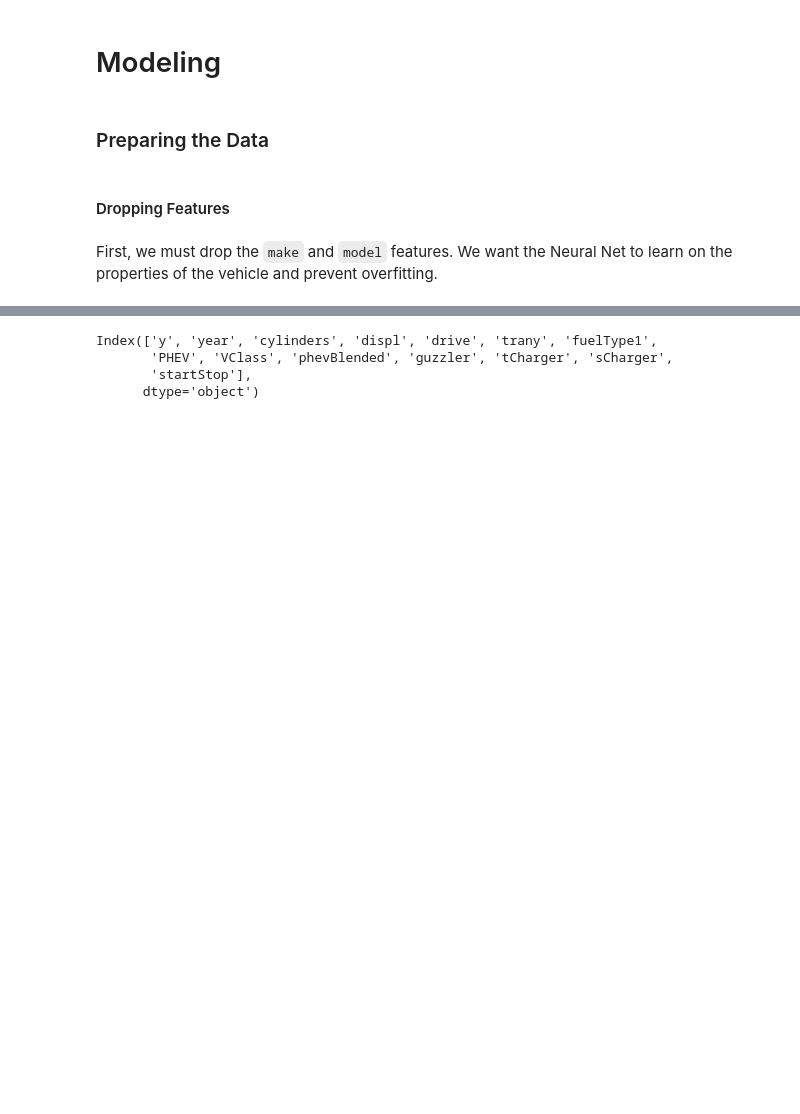
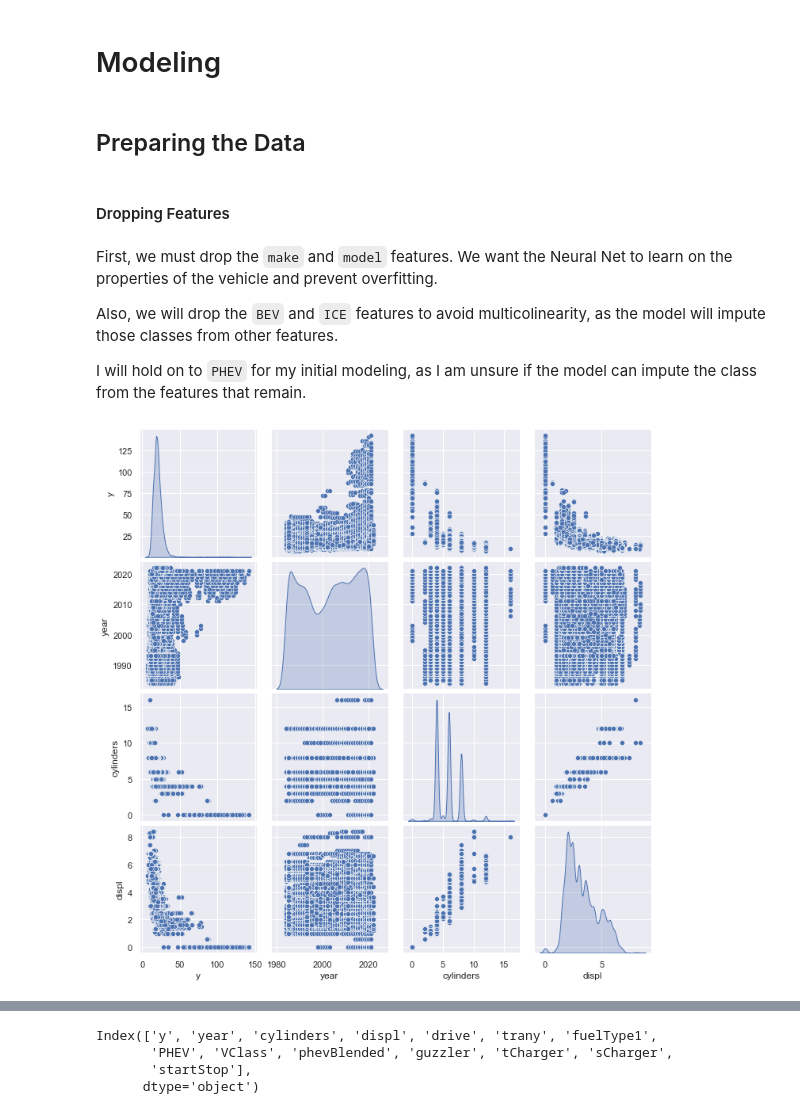
Before and after one commit to mike-flanagan/vehicle_fuel_economy_analysis_neuralnet, a Jupyter notebook: MPG_NN_Modeling_Notebook.ipynb, the cells around one changed output, grey strips where cells are left out. Cells and saved outputs as stored; diff of their text form; code cells hidden in the pictures; blank space fills up the shorter version.

Commit message:
model eval and vis outputs

```diff
--- a/MPG_NN_Modeling_Notebook.ipynb
+++ b/MPG_NN_Modeling_Notebook.ipynb
@@ -363,5 +591,0 @@ df['drive'] = np.where(((df.drive.isna() == True)
-# %%
-df['drive'] = np.where(((df.drive.isna() == True)
-                      & (df.model == 'Conquest')),
-                        'RWD',
-                         df.drive)
@@ -1237,12 +1334,20 @@ Name: sCharger, dtype: int64
 # %% [markdown]
 # Modeling
 # %% [markdown]
-### Preparing the Data
+## Preparing the Data
 # %% [markdown]
 #### Dropping Features
 # %% [markdown]
 First, we must drop the `make` and `model` features. We want the Neural Net to learn on the properties of the vehicle and prevent overfitting.
+
+Also, we will drop the `BEV` and `ICE` features to avoid multicolinearity, as the model will impute those classes from other features.
+
+I will hold on to `PHEV` for my initial modeling, as I am unsure if the model can impute the class from the features that remain.
 # %%
-df.drop(labels = ['make', 'model'],
+df.drop(labels = ['make', 'model', 'BEV', 'ICE'],
         axis = 1,
         inplace = True)
+# %%
+sns.pairplot(df[['y', 'year', 'cylinders', 'displ']], diag_kind = 'kde');
+# %% [output]
+[figure, added]
```
Also changed, not shown: parts of 64 cells of this notebook, 2 other files.
